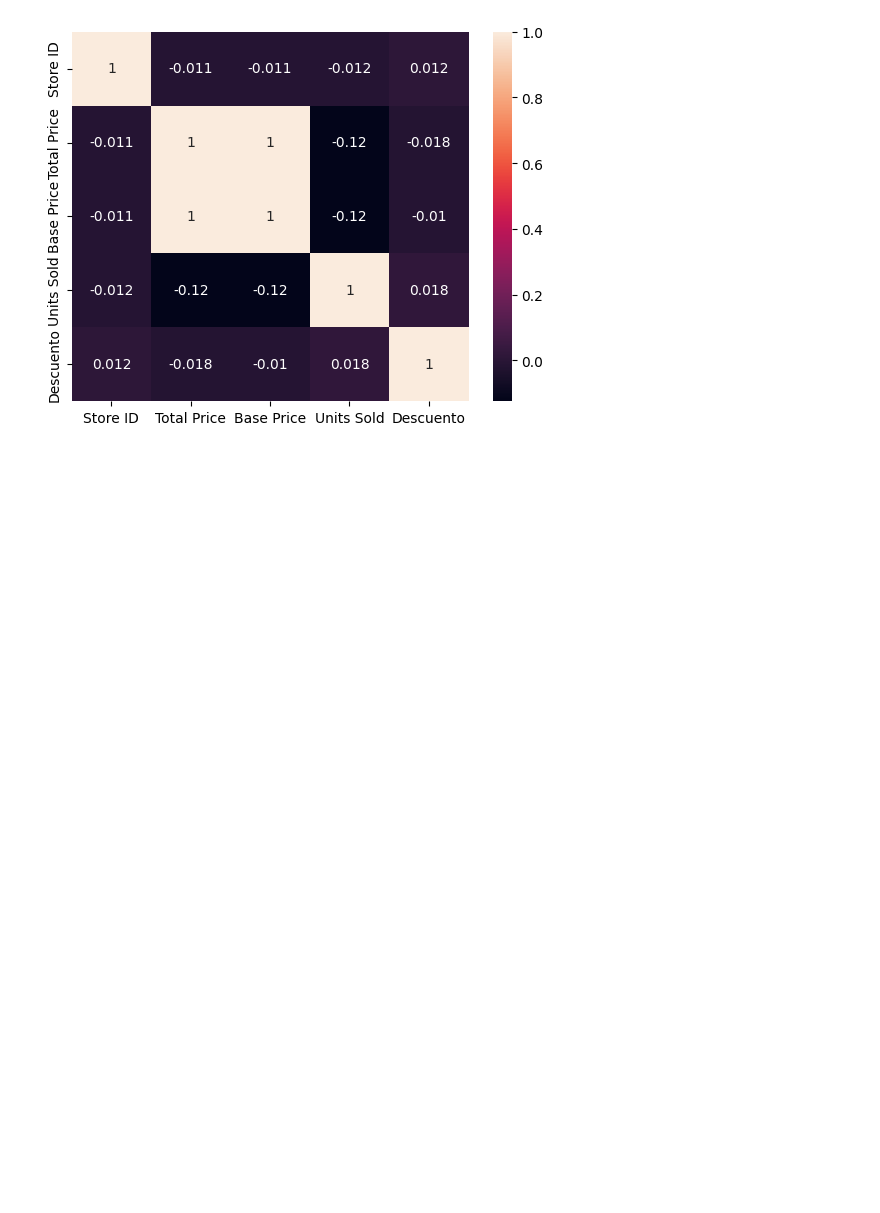
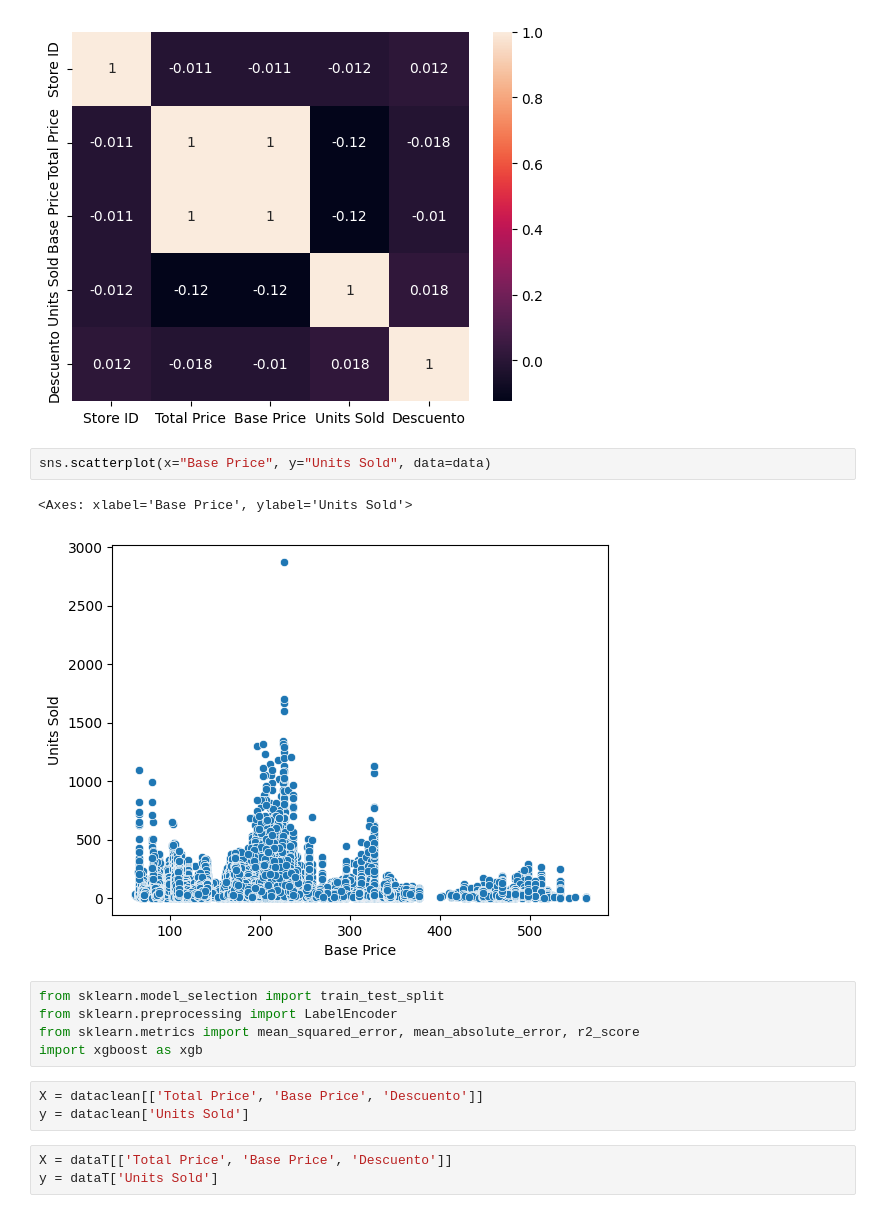
Before and after one commit to MonicaChT16/ComputacionParalelaLab3, a Jupyter notebook: Predicción_de_Demanda__PT_I.ipynb, the cells around one changed output. Drawn from its saved outputs; the diff is of its cells as text; blank space fills up the shorter version.

```diff
--- a/Predicción_de_Demanda__PT_I.ipynb
+++ b/Predicción_de_Demanda__PT_I.ipynb
@@ -372,3 +372,19 @@ sns.heatmap(dataclean.corr(), annot=True)
 # %% [output]
 <Axes: >
 [figure]
+# %%
+sns.scatterplot(x="Base Price", y="Units Sold", data=data)
+# %% [output]
+<Axes: xlabel='Base Price', ylabel='Units Sold'>
+[figure, added]
+# %%
+from sklearn.model_selection import train_test_split
+from sklearn.preprocessing import LabelEncoder
+from sklearn.metrics import mean_squared_error, mean_absolute_error, r2_score
+import xgboost as xgb
+# %%
+X = dataclean[['Total Price', 'Base Price', 'Descuento']]
+y = dataclean['Units Sold']
+# %%
+X = dataT[['Total Price', 'Base Price', 'Descuento']]
+y = dataT['Units Sold']
```
Also changed, not shown: parts of 16 cells of this notebook.
